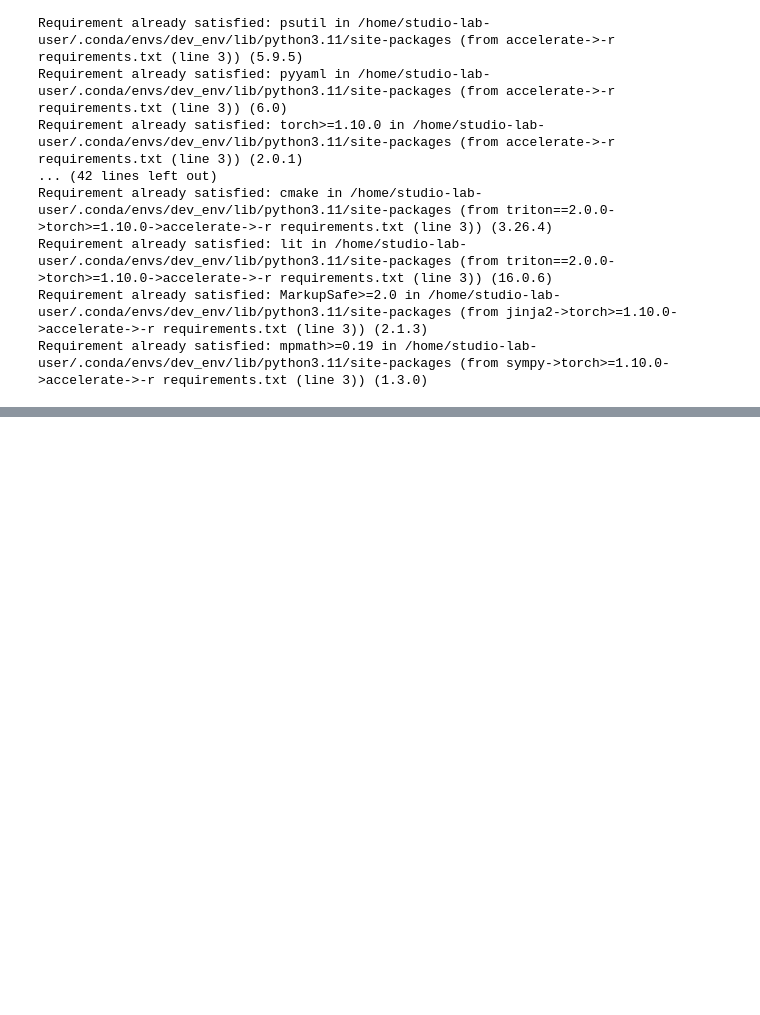
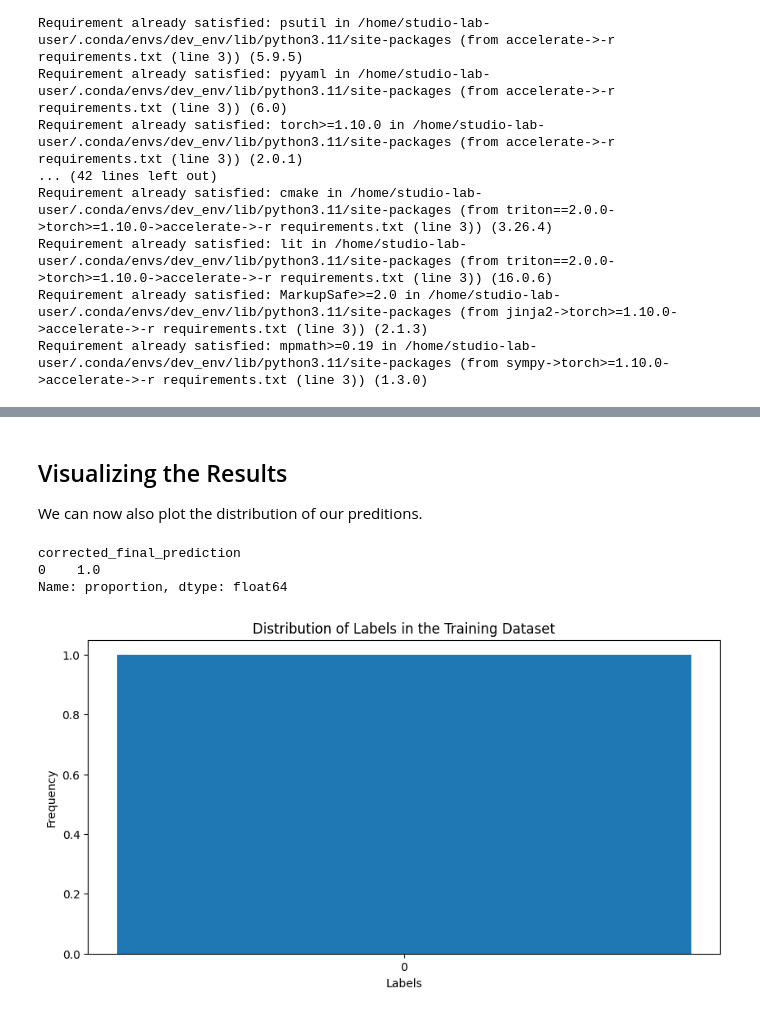
Before and after one commit to Dim10p/relation-extraction-on-financial-documents, a Jupyter notebook: main.ipynb, the cells around one changed output, grey strips where cells are left out. Drawn from its saved outputs; the diff is of its cells as text; code cells hidden in the pictures; blank space fills up the shorter version.

Commit message:
finalized

```diff
--- a/main.ipynb
+++ b/main.ipynb
@@ -462,0 +491,17 @@ If your task is similar to the task the model of the checkpoint was trained on,
+# %%
+# Apply mismatch function:
+tqdm.pandas(desc="create clean input TEST")
+test_merge["mismatch"] = test_merge.progress_apply(lambda row: mismatch(pred_group =row["pred_relation"],
+                                                                        initial_group=row["rel_group"]),
+                                                   axis=1)
+# %%
+# Select the second highest probability relation when there is a group mismatch:
+test_merge["corrected_final_prediction"] = test_merge.apply(lambda row: row['prediction'] if row['mismatch']==0 else row['max_softmax_second'][1], axis=1)
+# %%
+# Prepare the final output:
+output = test_merge[['corrected_final_prediction']]
+
+# Write to a CSV file:
+output.to_csv("data/output/predictions_final.csv",
+                  sep =';',
+                  header = True)
@@ -462,0 +518,32 @@ If your task is similar to the task the model of the checkpoint was trained on,
+# %% [markdown]
+## Visualizing the Results
+
+We can now also plot the distribution of our preditions.
+# %%
+# Check the labels distributions in the predictions:
+label_distribution = output["corrected_final_prediction"].value_counts(normalize=True)
+print(label_distribution)
+# %% [output]
+corrected_final_prediction
+0    1.0
+Name: proportion, dtype: float64
+# %%
+# Sort the distribution in descending order
+sorted_label_distribution = label_distribution.sort_values(ascending=False)
+
+# Create a figure and a bar plot
+plt.figure(figsize=(10, 5))
+plt.bar(sorted_label_distribution.index, sorted_label_distribution.values)
+
+# Set xticks to have all labels
+plt.xticks(np.arange(0, 1), sorted_label_distribution.index)
+
+# Add labels and title
+plt.xlabel('Labels')
+plt.ylabel('Frequency')
+plt.title('Distribution of Labels in the Training Dataset')
+
+# Display the plot
+plt.show()
+# %% [output]
+[figure, added]
```
Also changed, not shown: parts of 85 cells of this notebook, 3 other files.
